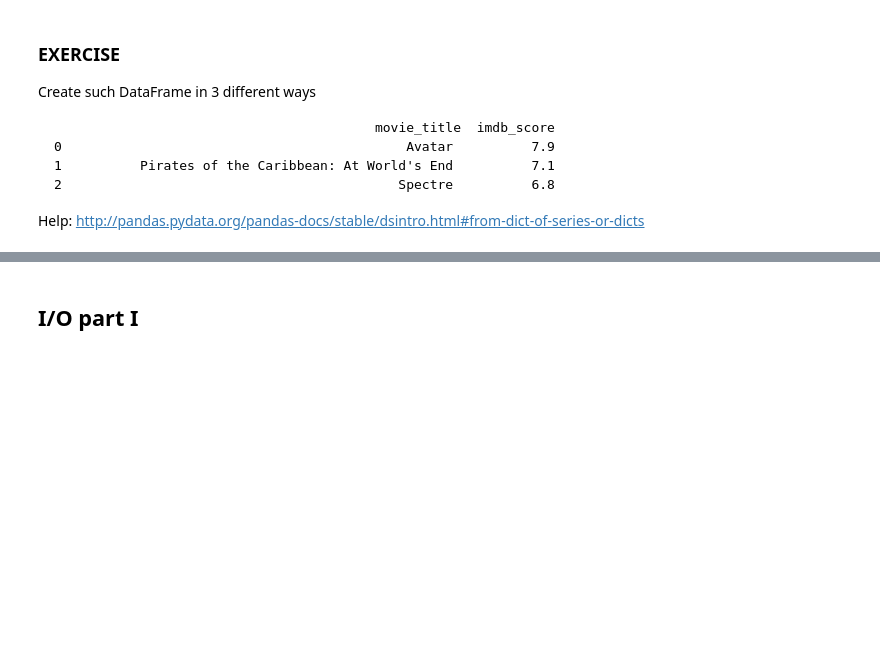
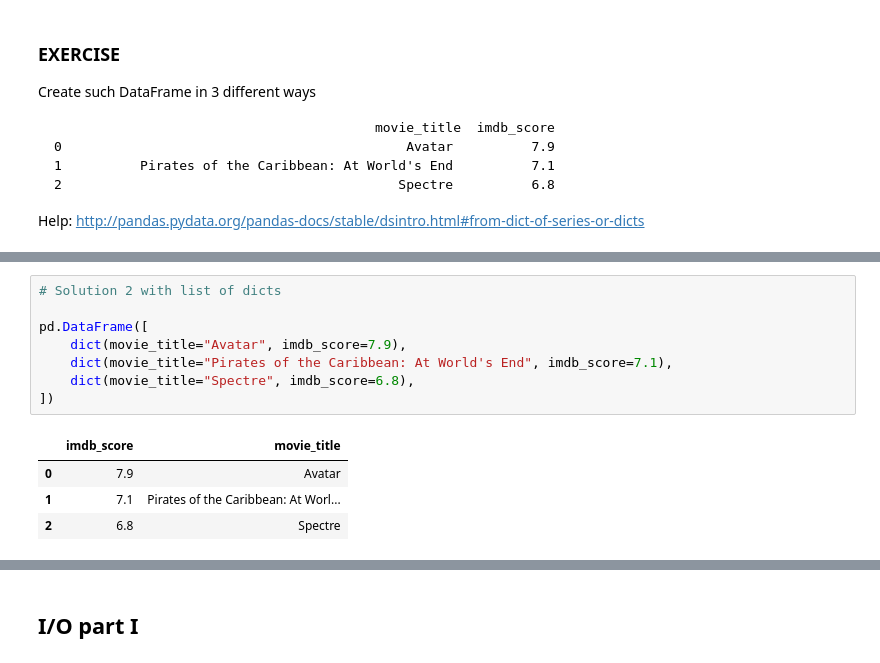
Before and after one commit to grechut/first-steps-with-pandas, a Jupyter notebook: pyconpl-workshop/first-steps-with-pandas-with-solutions.ipynb, the cells around one changed output, grey strips where cells are left out. Drawn from its saved outputs; the diff is of its cells as text; blank space fills up the shorter version.

```diff
--- a/pyconpl-workshop/first-steps-with-pandas-with-solutions.ipynb
+++ b/pyconpl-workshop/first-steps-with-pandas-with-solutions.ipynb
@@ -210,0 +218,13 @@ Help: http://pandas.pydata.org/pandas-docs/stable/dsintro.html#from-dict-of-seri
+# %%
+# Solution 2 with list of dicts
+
+pd.DataFrame([
+    dict(movie_title="Avatar", imdb_score=7.9),
+    dict(movie_title="Pirates of the Caribbean: At World's End", imdb_score=7.1),
+    dict(movie_title="Spectre", imdb_score=6.8),
+])
+# %% [output]
+|  | imdb_score | movie_title |
+| 0 | 7.9 | Avatar |
+| 1 | 7.1 | Pirates of the Caribbean: At Worl... |
+| 2 | 6.8 | Spectre |
```
Also changed, not shown: parts of 11 cells of this notebook.
